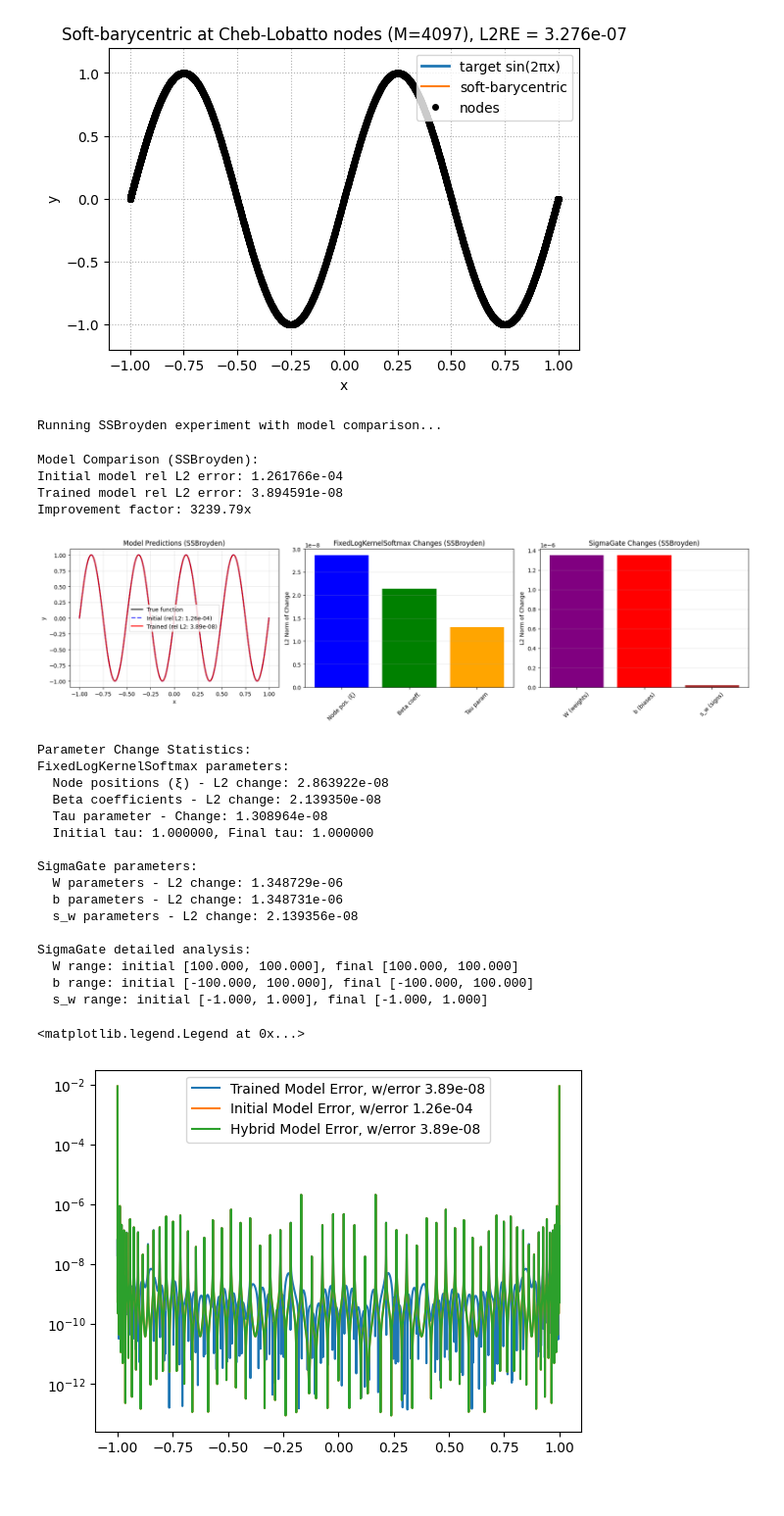
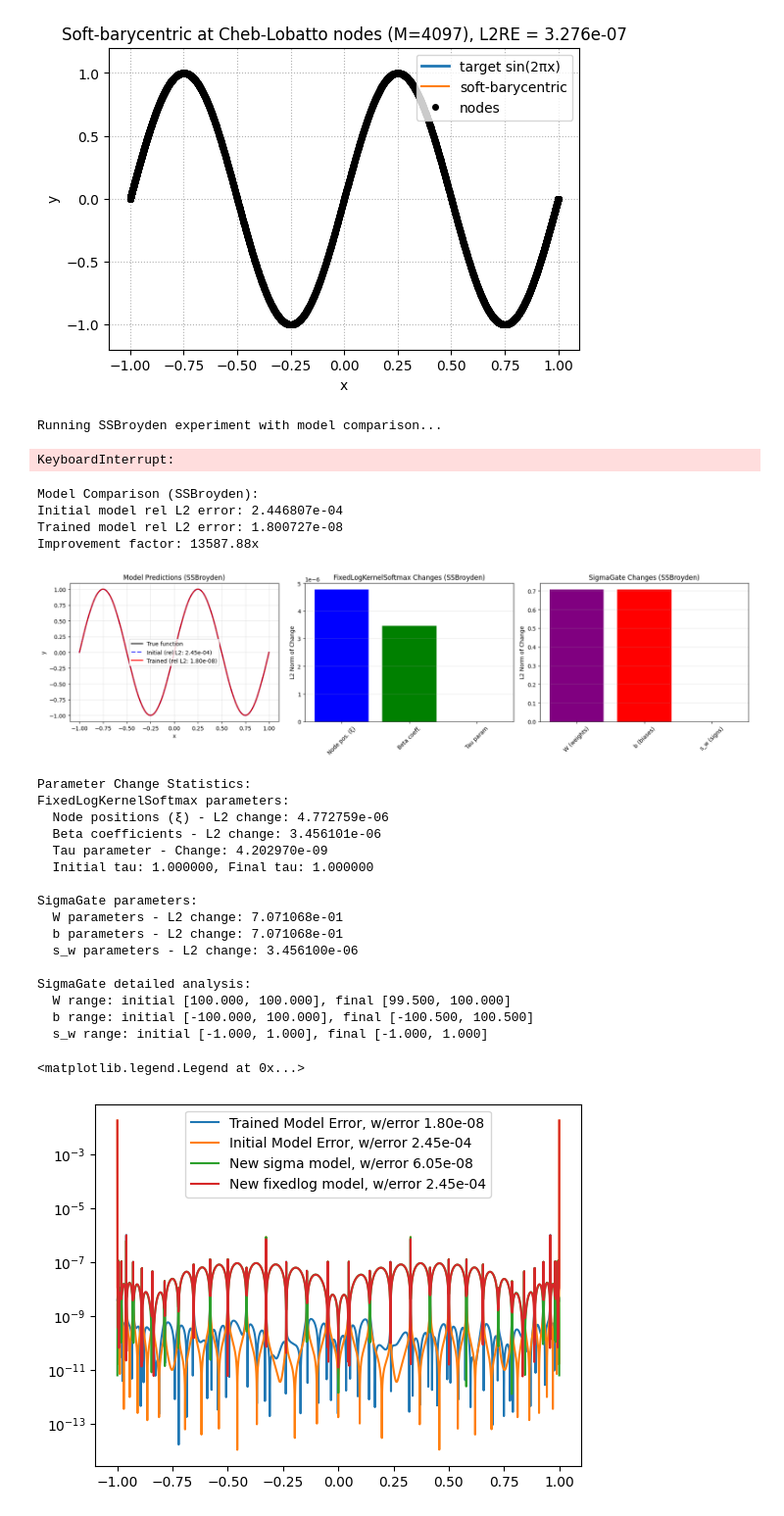
Before and after one commit to JunmiHu/jaxpi, a Jupyter notebook: constructions/bary_approx_testing.ipynb, the cells around one changed output. Shown at 98% size. Drawn from its saved outputs; the diff is of its cells as text; code cells hidden in the pictures.

```diff
--- a/constructions/bary_approx_testing.ipynb
+++ b/constructions/bary_approx_testing.ipynb
@@ -297,7 +299,7 @@ def run_experiment_broyden(
     tau   = 1.0
     beta0 = jnp.log(jnp.abs(w0))       # β_j = log|w_j|
     gate  = SigmaGate(x_nodes=xs_cheb, w_signs=jnp.sign(w0), beta=100.0, mode="rational")
-    core  = FixedLogKernelSoftmax(x_nodes=xs_cheb, yvals=ys_cheb, beta=beta0, tau=tau, delta=1e-14)
+    core  = FixedLogKernelSoftmax(x_nodes=xs_cheb, yvals=ys_cheb, beta=beta0, tau=tau, delta=1e-12)
     model = SignedLogKernelSoftmax(core, gate, node_atol=1e-18)
 
     # Create a deep copy of the initial model for comparison
@@ -485,44 +487,50 @@ def compare_models(initial_model, trained_model, x_eval, y_eval, title_suffix=""
 
 # Example: Run experiment and compare models
 print("Running SSBroyden experiment with model comparison...")
+k = 25
 initial_model, trained_model, history = run_experiment_broyden(
-    M=65, k=2, node_type="cheb",
-    steps=100, n_train=4000, n_eval=20000, log_every=10
+    M=250, k=k, node_type="cheb",
+    steps=4000, n_train=8192, n_eval=20000, log_every=1
 )
 # %% [output]
 Running SSBroyden experiment with model comparison...
+KeyboardInterrupt:
 # %%
 # Compare initial vs trained models
 x_eval = jnp.linspace(-1.0, 1.0, 20000, dtype=DTYPE)
-y_eval = f_sin(x_eval, k=2)  # Use same k as in the experiment
+y_eval = f_sin(x_eval, k=k)  # Use same k as in the experiment
 compare_models(initial_model, trained_model, x_eval, y_eval, " (SSBroyden)")
 # %% [output]
 Model Comparison (SSBroyden):
-Initial model rel L2 error: 1.261766e-04
-Trained model rel L2 error: 3.894591e-08
-Improvement factor: 3239.79x
+Initial model rel L2 error: 2.446807e-04
+Trained model rel L2 error: 1.800727e-08
+Improvement factor: 13587.88x
-[figure, old version]
+[figure, new version]
 Parameter Change Statistics:
 FixedLogKernelSoftmax parameters:
-  Node positions (ξ) - L2 change: 2.863922e-08
-  Beta coefficients - L2 change: 2.139350e-08
-  Tau parameter - Change: 1.308964e-08
+  Node positions (ξ) - L2 change: 4.772759e-06
+  Beta coefficients - L2 change: 3.456101e-06
+  Tau parameter - Change: 4.202970e-09
   Initial tau: 1.000000, Final tau: 1.000000
 
 SigmaGate parameters:
-  W parameters - L2 change: 1.348729e-06
-  b parameters - L2 change: 1.348731e-06
-  s_w parameters - L2 change: 2.139356e-08
+  W parameters - L2 change: 7.071068e-01
+  b parameters - L2 change: 7.071068e-01
+  s_w parameters - L2 change: 3.456100e-06
 
 SigmaGate detailed analysis:
-  W range: initial [100.000, 100.000], final [100.000, 100.000]
-  b range: initial [-100.000, 100.000], final [-100.000, 100.000]
+  W range: initial [100.000, 100.000], final [99.500, 100.000]
+  b range: initial [-100.000, 100.000], final [-100.500, 100.500]
   s_w range: initial [-1.000, 1.000], final [-1.000, 1.000]
+# %%
+new_sigma = SignedLogKernelSoftmax(fixedlog = initial_model.fixedlog, sigmagate = trained_model.sigmagate, node_atol = 1e-14)
+new_fixedlog = SignedLogKernelSoftmax(fixedlog = trained_model.fixedlog, sigmagate = initial_model.sigmagate, node_atol = 1e-14)
 # %%
 plt.semilogy(x_eval, np.abs(trained_model(x_eval) - y_eval), label=f'Trained Model Error, w/error {jnp.linalg.norm(trained_model(x_eval)-y_eval)/jnp.linalg.norm(y_eval):.2e}')
 plt.semilogy(x_eval, np.abs(initial_model(x_eval) - y_eval), label=f'Initial Model Error, w/error {jnp.linalg.norm(initial_model(x_eval)-y_eval)/jnp.linalg.norm(y_eval):.2e}')
-plt.semilogy(x_eval, np.abs(SignedLogKernelSoftmax(fixedlog = trained_model.fixedlog, sigmagate = trained_model.sigmagate)(x_eval) - y_eval), label=f'Hybrid Model Error, w/error {jnp.linalg.norm(SignedLogKernelSoftmax(fixedlog = trained_model.fixedlog, sigmagate = trained_model.sigmagate)(x_eval) - y_eval)/jnp.linalg.norm(y_eval):.2e}')
+plt.semilogy(x_eval, np.abs(new_sigma(x_eval) - y_eval), label=f'New sigma model, w/error {jnp.linalg.norm(new_sigma(x_eval) - y_eval)/jnp.linalg.norm(y_eval):.2e}')
+plt.semilogy(x_eval, np.abs(new_fixedlog(x_eval) - y_eval), label=f'New fixedlog model, w/error {jnp.linalg.norm(new_fixedlog(x_eval) - y_eval)/jnp.linalg.norm(y_eval):.2e}')
 plt.legend()
 # %% [output]
 <matplotlib.legend.Legend at 0x...>
-[figure, old version]
+[figure, new version]
```
Also changed, not shown: parts of 15 cells of this notebook, 8 other files.
